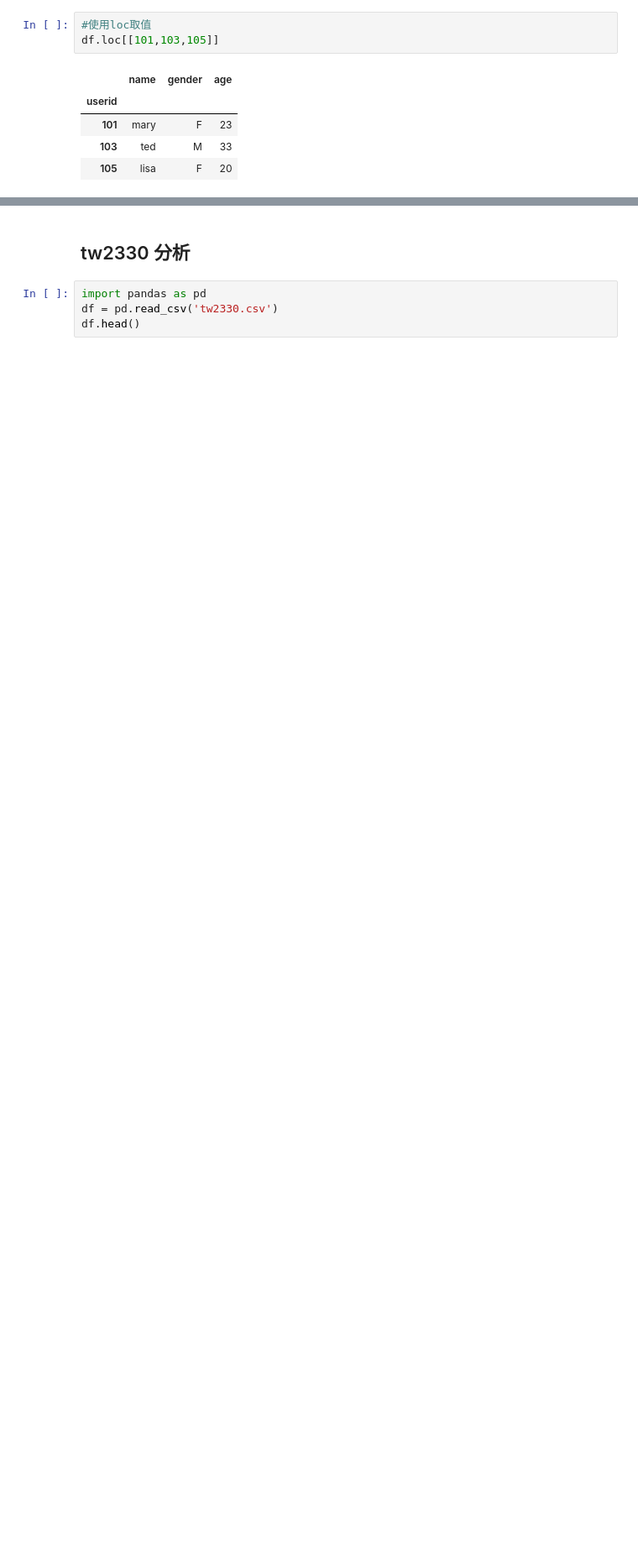
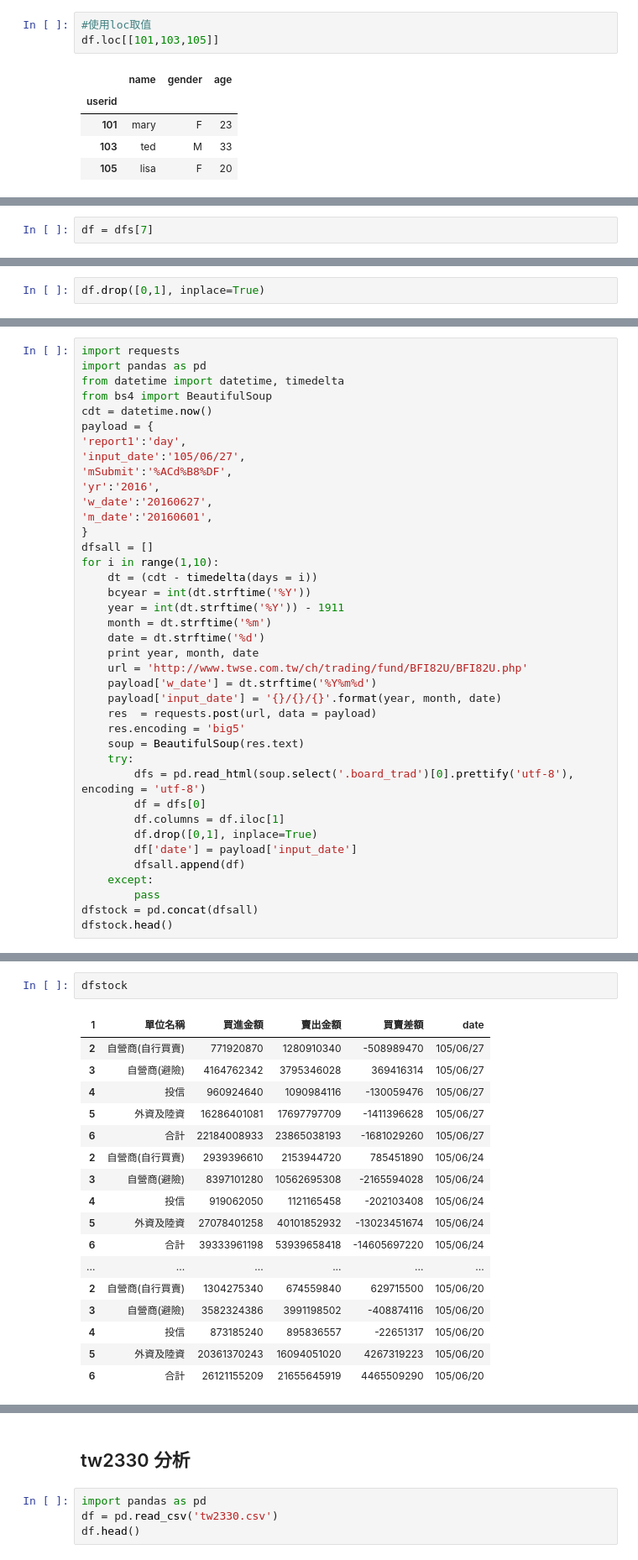
Before and after one commit to ywchiu/twmpython, a Jupyter notebook: 20160628Demo.ipynb, the cells around one changed output, grey strips where cells are left out. Shown at 84% size. Saved outputs shown, nothing was run; the diff lists cells and outputs as text; blank space fills up the shorter version.

```diff
--- a/20160628Demo.ipynb
+++ b/20160628Demo.ipynb
@@ -843,0 +983,2 @@ df.loc[[101,103,105]]
+# %%
+df = dfs[7]
@@ -843,0 +1017,2 @@ df.loc[[101,103,105]]
+# %%
+df.drop([0,1], inplace=True)
@@ -843,0 +1028,39 @@ df.loc[[101,103,105]]
+# %%
+import requests
+import pandas as pd
+from datetime import datetime, timedelta
+from bs4 import BeautifulSoup
+cdt = datetime.now()
+payload = {
+'report1':'day',
+'input_date':'105/06/27',
+'mSubmit':'%ACd%B8%DF',
+'yr':'2016',
+'w_date':'20160627',
+'m_date':'20160601',
+}
+dfsall = []
+for i in range(1,10):
+    dt = (cdt - timedelta(days = i))
+    bcyear = int(dt.strftime('%Y'))
+    year = int(dt.strftime('%Y')) - 1911
+    month = dt.strftime('%m')
+    date = dt.strftime('%d')
+    print year, month, date
+    url = 'http://www.twse.com.tw/ch/trading/fund/BFI82U/BFI82U.php'
+    payload['w_date'] = dt.strftime('%Y%m%d')
+    payload['input_date'] = '{}/{}/{}'.format(year, month, date)
+    res  = requests.post(url, data = payload)
+    res.encoding = 'big5'
+    soup = BeautifulSoup(res.text)
+    try:
+        dfs = pd.read_html(soup.select('.board_trad')[0].prettify('utf-8'), encoding = 'utf-8')
+        df = dfs[0]
+        df.columns = df.iloc[1]
+        df.drop([0,1], inplace=True)
+        df['date'] = payload['input_date']
+        dfsall.append(df)
+    except:
+        pass
+dfstock = pd.concat(dfsall)
+dfstock.head()
@@ -843,0 +1083,20 @@ df.loc[[101,103,105]]
+# %%
+dfstock
+# %% [output]
+| 1 | 單位名稱 | 買進金額 | 賣出金額 | 買賣差額 | date |
+| 2 | 自營商(自行買賣) | 771920870 | 1280910340 | -508989470 | 105/06/27 |
+| 3 | 自營商(避險) | 4164762342 | 3795346028 | 369416314 | 105/06/27 |
+| 4 | 投信 | 960924640 | 1090984116 | -130059476 | 105/06/27 |
+| 5 | 外資及陸資 | 16286401081 | 17697797709 | -1411396628 | 105/06/27 |
+| 6 | 合計 | 22184008933 | 23865038193 | -1681029260 | 105/06/27 |
+| 2 | 自營商(自行買賣) | 2939396610 | 2153944720 | 785451890 | 105/06/24 |
+| 3 | 自營商(避險) | 8397101280 | 10562695308 | -2165594028 | 105/06/24 |
+| 4 | 投信 | 919062050 | 1121165458 | -202103408 | 105/06/24 |
+| 5 | 外資及陸資 | 27078401258 | 40101852932 | -13023451674 | 105/06/24 |
+| 6 | 合計 | 39333961198 | 53939658418 | -14605697220 | 105/06/24 |
+| ... | ... | ... | ... | ... | ... |
+| 2 | 自營商(自行買賣) | 1304275340 | 674559840 | 629715500 | 105/06/20 |
+| 3 | 自營商(避險) | 3582324386 | 3991198502 | -408874116 | 105/06/20 |
+| 4 | 投信 | 873185240 | 895836557 | -22651317 | 105/06/20 |
+| 5 | 外資及陸資 | 20361370243 | 16094051020 | 4267319223 | 105/06/20 |
+| 6 | 合計 | 26121155209 | 21655645919 | 4465509290 | 105/06/20 |
```
Also changed, not shown: parts of 25 cells of this notebook.
